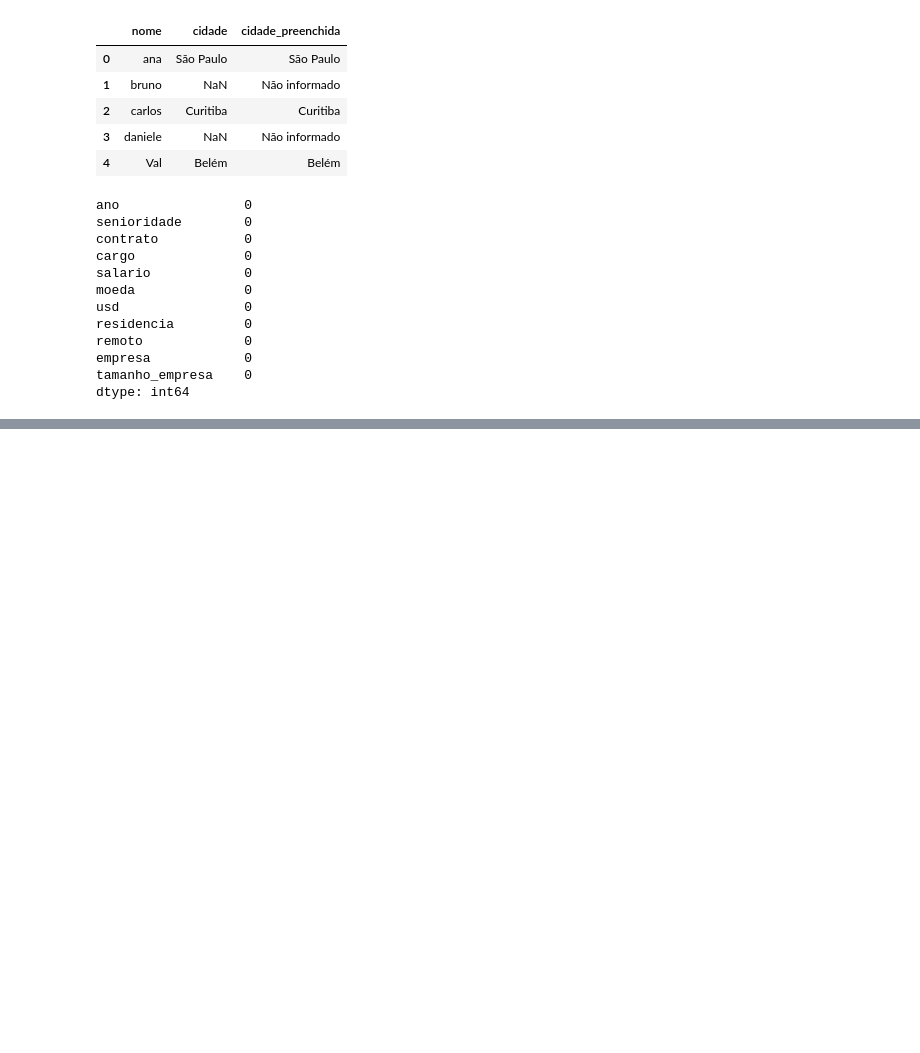
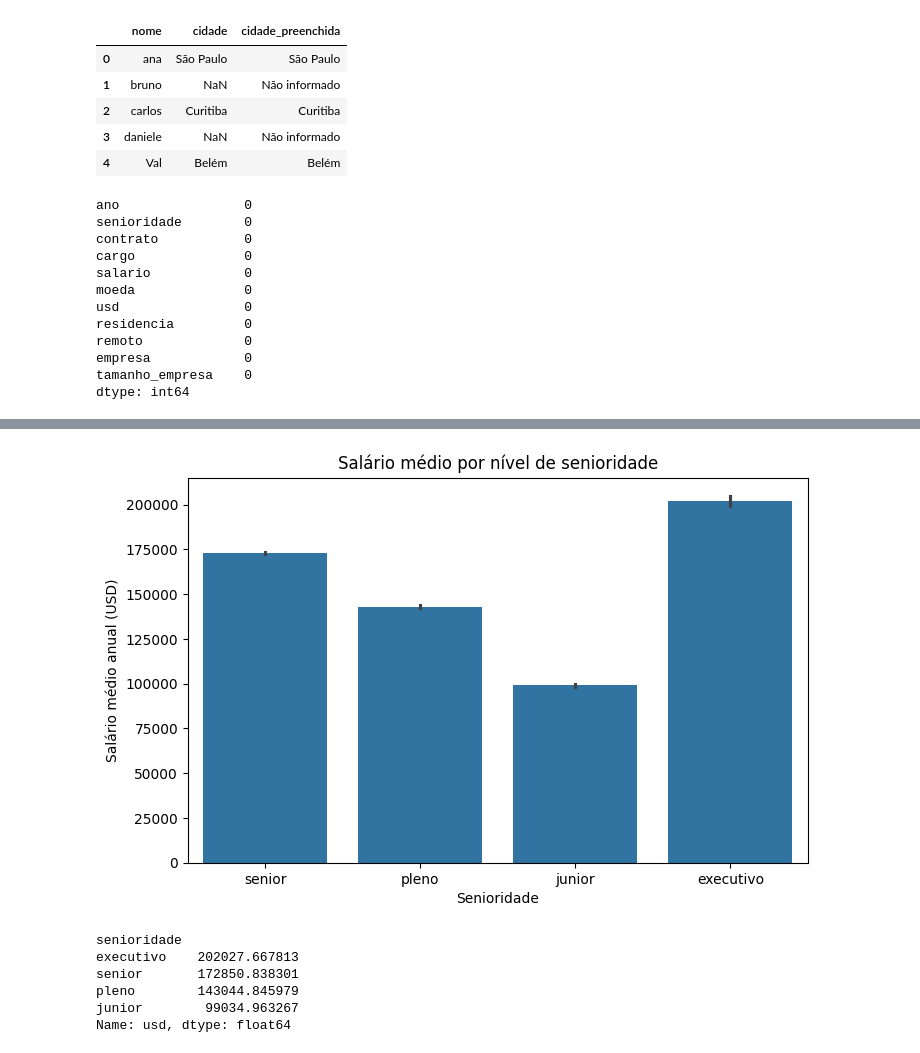
Before and after one commit to thierryLchaves/Notacoes_Alura_Dados_Python, a Jupyter notebook: src/explore_dados_com_pandas.ipynb, the cells around one changed output, grey strips where cells are left out. Drawn from its saved outputs; the diff is of its cells as text; code cells hidden in the pictures; blank space fills up the shorter version.

```diff
--- a/src/explore_dados_com_pandas.ipynb
+++ b/src/explore_dados_com_pandas.ipynb
@@ -401,0 +425,18 @@ df_limpo = df_limpo.assign(ano = df_limpo['ano'].astype('int64'))
+# %%
+plt.figure(figsize=(8,5))
+sns.barplot(data=df_limpo,x='senioridade',y='usd')
+plt.title("Salário médio por nível de senioridade")
+plt.xlabel("Senioridade")
+plt.ylabel("Salário médio anual (USD)")
+plt.show()
+# %% [output]
+[figure, added]
+# %%
+df_limpo.groupby('senioridade')['usd'].mean().sort_values(ascending=False)
+# %% [output]
+senioridade
+executivo    202027.667813
+senior       172850.838301
+pleno        143044.845979
+junior        99034.963267
+Name: usd, dtype: float64
```
Also changed, not shown: parts of 17 cells of this notebook, 13 other files.
